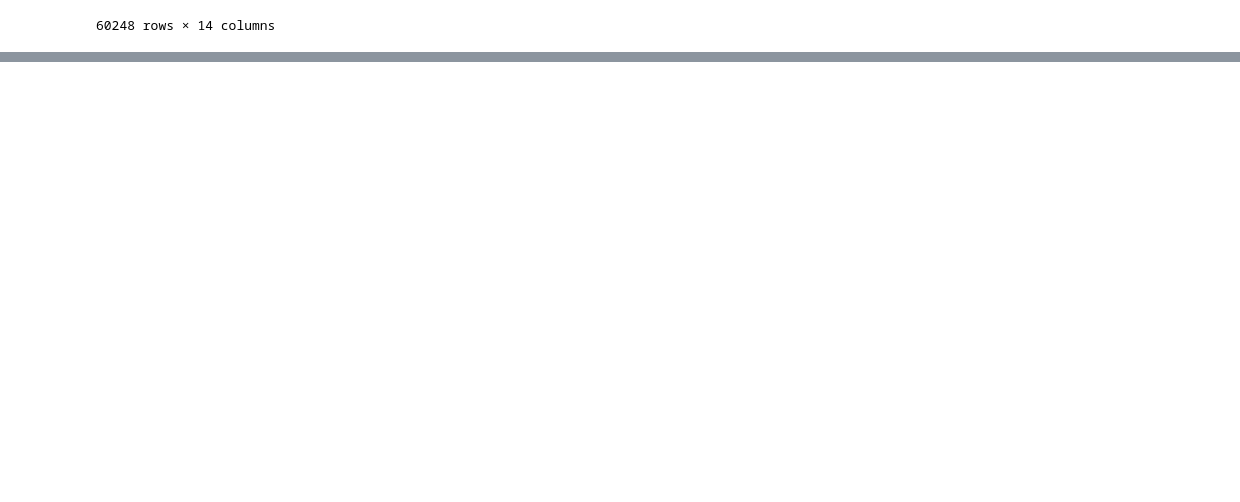
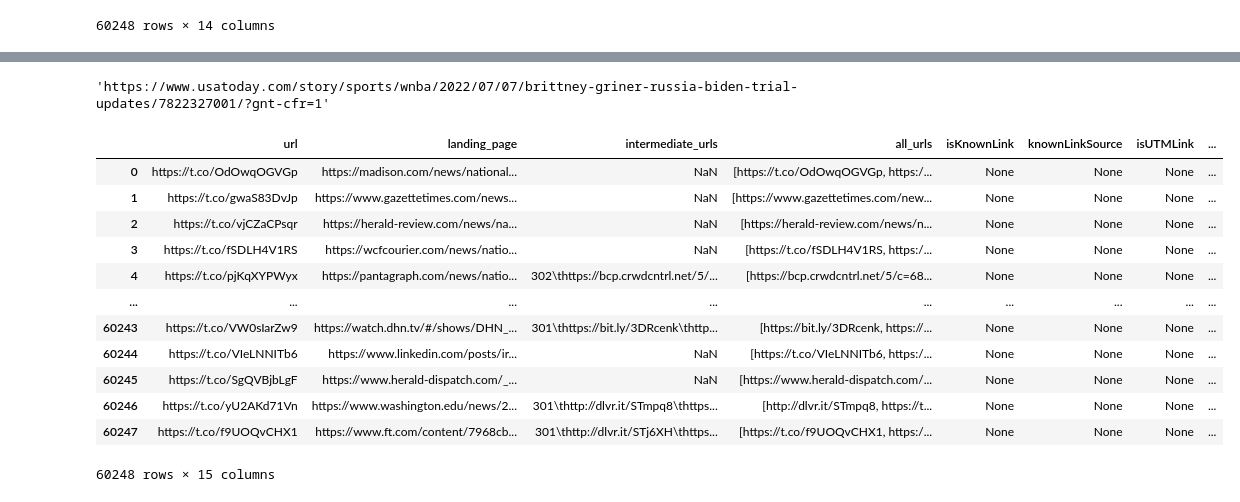
Before and after one commit to suniven/affiliate-link-identification, a Jupyter notebook: twitter_identification_v2.ipynb, the cells around one changed output, grey strips where cells are left out. Cells and saved outputs as stored; diff of their text form; code cells hidden in the pictures; blank space fills up the shorter version.

```diff
--- a/twitter_identification_v2.ipynb
+++ b/twitter_identification_v2.ipynb
@@ -483,0 +601,56 @@ df
+# %%
+df_offer.loc[0, 'url_landing_page']
+# %% [output]
+'https://www.usatoday.com/story/sports/wnba/2022/07/07/brittney-griner-russia-biden-trial-updates/7822327001/?gnt-cfr=1'
+# %%
+df.all_urls = None
+df.isKnownLink = None
+df.knownLinkSource = None
+df.isUTMLink = None
+df.utm_source = None
+df.utm_medium = None
+df.utm_campaign = None
+df.utm_term = None
+df.utm_content = None
+# %%
+from tqdm import tqdm
+for i in tqdm(range(len(df))):
+    all_urls = []
+    all_urls.append(df.loc[i, 'url'].strip())
+    if df.loc[i, 'landing_page'] == df.loc[i, 'landing_page']:
+        all_urls.append(df.loc[i, 'landing_page'].strip())
+    try:
+        records = df.loc[i, 'intermediate_urls'].split('\n')
+        for record in records:
+            if record:
+                items = record.split('\t')
+                if items[1]:
+                    all_urls.append(items[1].strip())
+                if items[2]:
+                    all_urls.append(items[2].strip())
+            all_urls = list(set(all_urls))
+            df.at[i, 'all_urls'] = all_urls
+    except Exception as error:
+        all_urls = list(set(all_urls))
+        df.at[i, 'all_urls'] = all_urls
+        pass
+# %%
+df = df.reindex(columns=df.columns.tolist() + ['intermediate_url_list'])
+# %%
+df.intermediate_url_list=None
+# %%
+df
+# %% [output]
+|  | url | landing_page | intermediate_urls | all_urls | isKnownLink | knownLinkSource | isUTMLink | ... |
+| 0 | https://t.co/OdOwqOGVGp | https://madison.com/news/national... | NaN | [https://t.co/OdOwqOGVGp, https:/... | None | None | None | ... |
+| 1 | https://t.co/gwaS83DvJp | https://www.gazettetimes.com/news... | NaN | [https://www.gazettetimes.com/new... | None | None | None | ... |
+| 2 | https://t.co/vjCZaCPsqr | https://herald-review.com/news/na... | NaN | [https://herald-review.com/news/n... | None | None | None | ... |
+| 3 | https://t.co/fSDLH4V1RS | https://wcfcourier.com/news/natio... | NaN | [https://t.co/fSDLH4V1RS, https:/... | None | None | None | ... |
+| 4 | https://t.co/pjKqXYPWyx | https://pantagraph.com/news/natio... | 302\thttps://bcp.crwdcntrl.net/5/... | [https://bcp.crwdcntrl.net/5/c=68... | None | None | None | ... |
+| ... | ... | ... | ... | ... | ... | ... | ... | ... |
+| 60243 | https://t.co/VW0sIarZw9 | https://watch.dhn.tv/#/shows/DHN_... | 301\thttps://bit.ly/3DRcenk\thttp... | [https://bit.ly/3DRcenk, https://... | None | None | None | ... |
+| 60244 | https://t.co/VIeLNNITb6 | https://www.linkedin.com/posts/ir... | NaN | [https://t.co/VIeLNNITb6, https:/... | None | None | None | ... |
+| 60245 | https://t.co/SgQVBjbLgF | https://www.herald-dispatch.com/_... | NaN | [https://www.herald-dispatch.com/... | None | None | None | ... |
+| 60246 | https://t.co/yU2AKd71Vn | https://www.washington.edu/news/2... | 301\thttp://dlvr.it/STmpq8\thttps... | [http://dlvr.it/STmpq8, https://t... | None | None | None | ... |
+| 60247 | https://t.co/f9UOQvCHX1 | https://www.ft.com/content/7968cb... | 301\thttp://dlvr.it/STj6XH\thttps... | [https://t.co/f9UOQvCHX1, https:/... | None | None | None | ... |
+60248 rows × 15 columns
```
Also changed, not shown: parts of 20 cells of this notebook, 6 other files.
